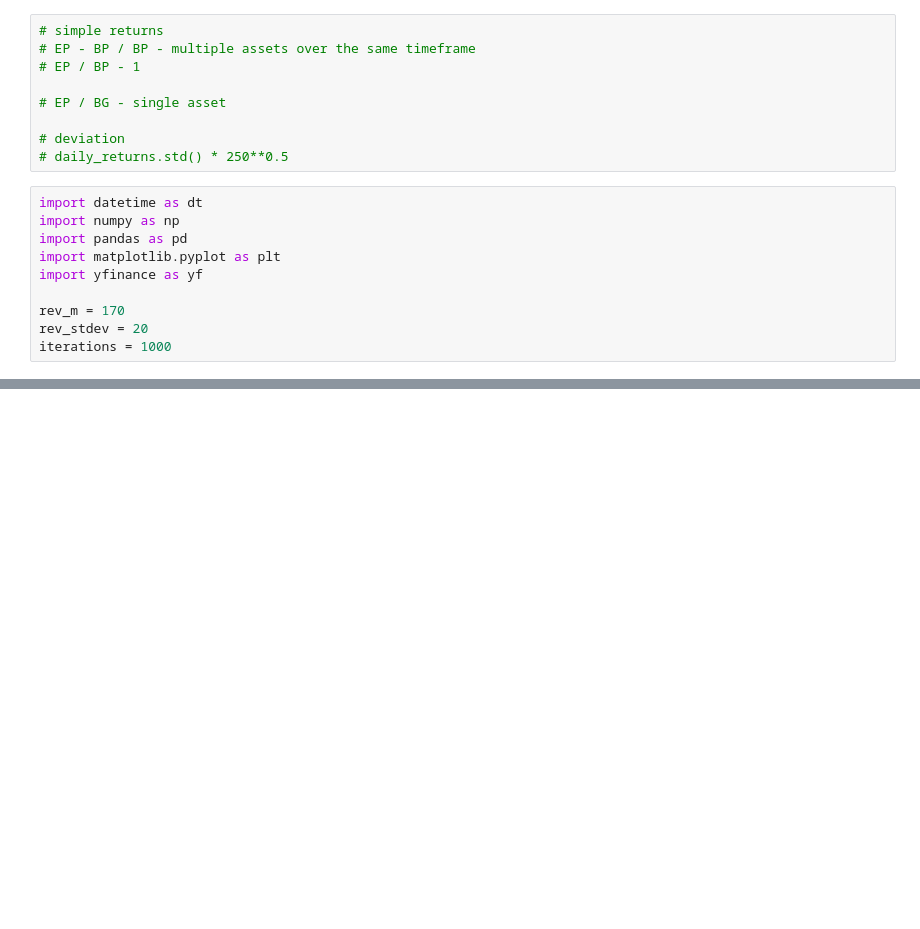
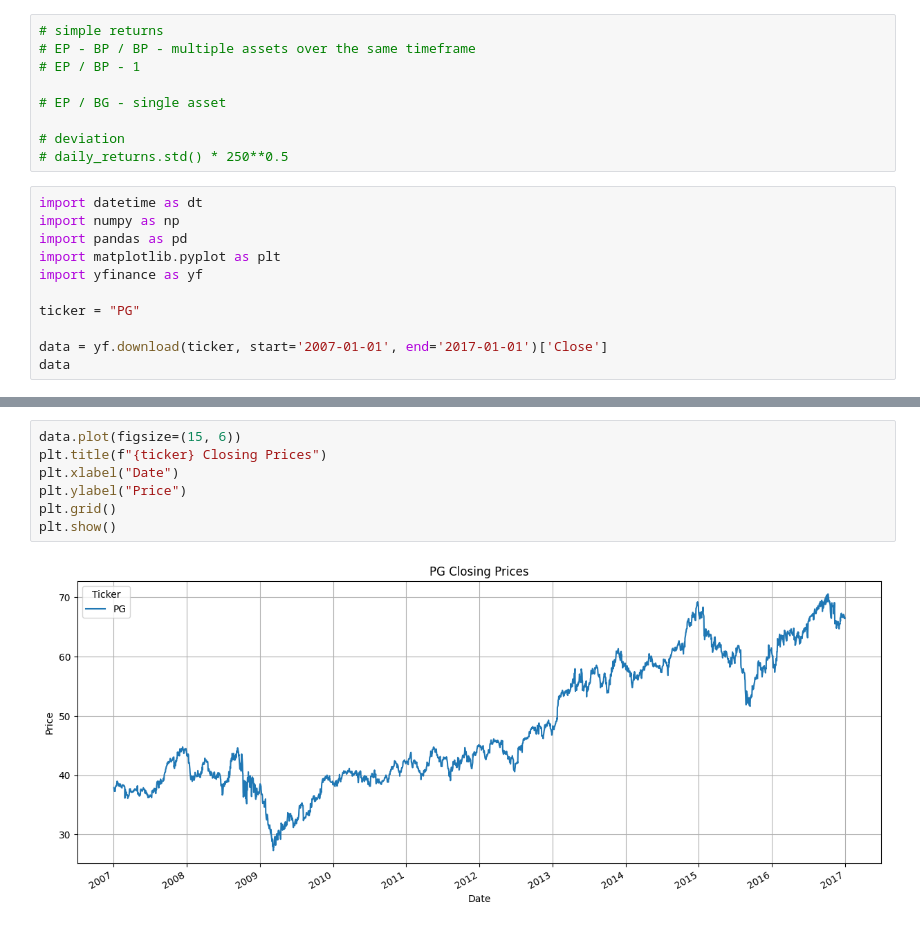
Before and after one commit to Rainspistols/Python-for-Finance, a Jupyter notebook: some.ipynb, the cells around one changed output, grey strips where cells are left out. Drawn from its saved outputs; the diff is of its cells as text; blank space fills up the shorter version.

```diff
--- a/some.ipynb
+++ b/some.ipynb
@@ -14,6 +14,7 @@ import pandas as pd
 import matplotlib.pyplot as plt
 import yfinance as yf
 
-rev_m = 170
-rev_stdev = 20
-iterations = 1000
+ticker = "PG"
+
+data = yf.download(ticker, start='2007-01-01', end='2017-01-01')['Close']
+data
@@ -102,0 +55,9 @@ plt.show()
+# %%
+data.plot(figsize=(15, 6))
+plt.title(f"{ticker} Closing Prices")
+plt.xlabel("Date")
+plt.ylabel("Price")
+plt.grid()
+plt.show()
+# %% [output]
+[figure, added]
```
Also changed, not shown: parts of 19 cells of this notebook.
